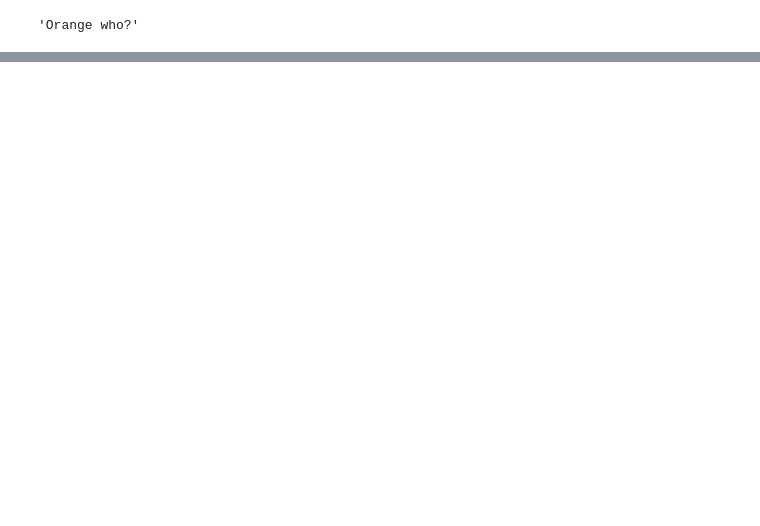
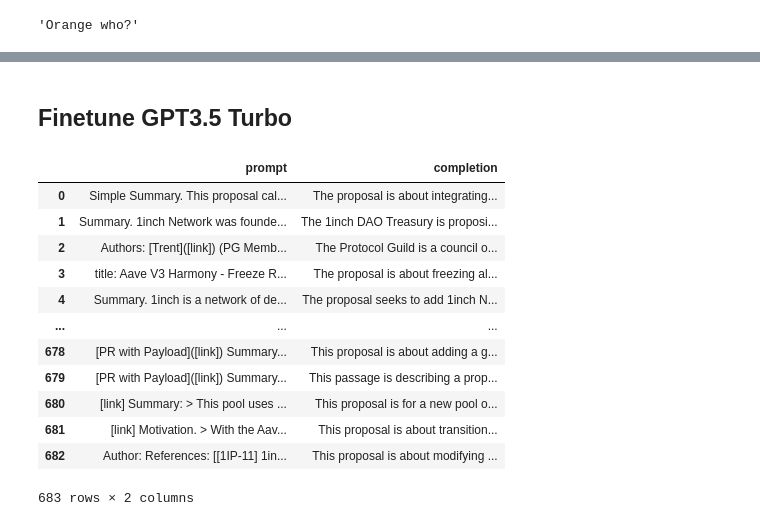
Before and after one commit to gladwel/DIP, a Jupyter notebook: GPT_processing.ipynb, the cells around one changed output, grey strips where cells are left out. Saved outputs shown, nothing was run; the diff lists cells and outputs as text; code cells hidden in the pictures; blank space fills up the shorter version.

```diff
--- a/GPT_processing.ipynb
+++ b/GPT_processing.ipynb
@@ -107,0 +219,7 @@ ValueError: invalid literal for int() with base 10: 'INFO'
+# %%
+# save df to csv
+df.to_csv('data/final_summaries_GPT3_3_5_turbo_GPT4.csv', index=False, header=True)
+
+# read df from csv
+df = pd.read_csv('data/final_summaries_GPT3_3_5_turbo_GPT4.csv')
+df
@@ -107,0 +282,22 @@ ValueError: invalid literal for int() with base 10: 'INFO'
+# %% [markdown]
+## Finetune GPT3.5 Turbo
+# %%
+df_finetune = df[['seniorDescription', 'juniorDescription']].copy()
+
+# Rename the columns in 'df_finetune'
+df_finetune.columns = ['prompt', 'completion']
+df_finetune
+# %% [output]
+|  | prompt | completion |
+| 0 | Simple Summary. This proposal cal... | The proposal is about integrating... |
+| 1 | Summary. 1inch Network was founde... | The 1inch DAO Treasury is proposi... |
+| 2 | Authors: [Trent]([link]) (PG Memb... | The Protocol Guild is a council o... |
+| 3 | title: Aave V3 Harmony - Freeze R... | The proposal is about freezing al... |
+| 4 | Summary. 1inch is a network of de... | The proposal seeks to add 1inch N... |
+| ... | ... | ... |
+| 678 | [PR with Payload]([link]) Summary... | This proposal is about adding a g... |
+| 679 | [PR with Payload]([link]) Summary... | This passage is describing a prop... |
+| 680 | [link] Summary: > This pool uses ... | This proposal is for a new pool o... |
+| 681 | [link] Motivation. > With the Aav... | This proposal is about transition... |
+| 682 | Author: References: [[1IP-11] 1in... | This proposal is about modifying ... |
+683 rows × 2 columns
```
Also changed, not shown: parts of 27 cells of this notebook.
